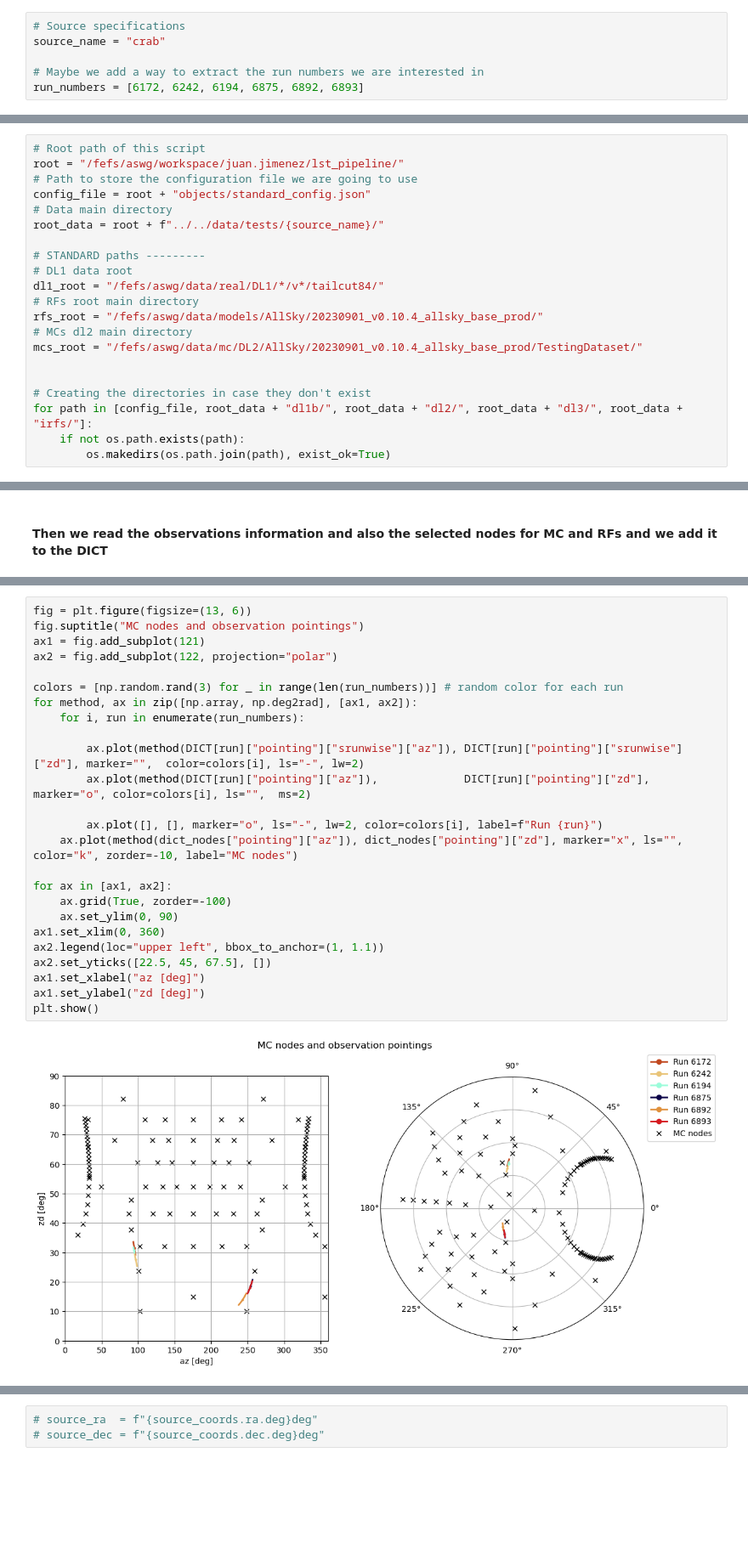
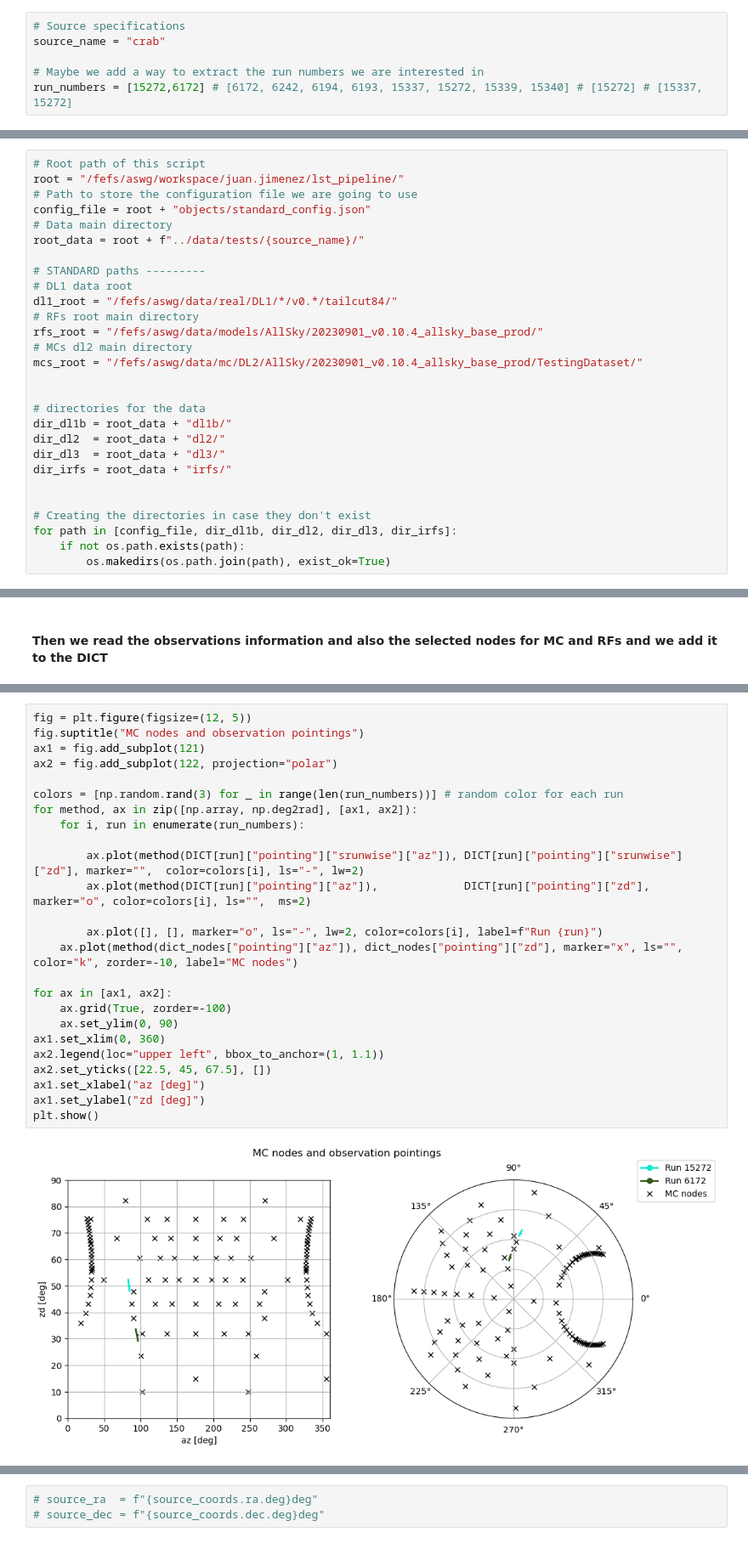
Before and after one commit to juanjq/lst_pipeline, a Jupyter notebook: main.ipynb, the cells around one changed output, grey strips where cells are left out. Shown at 85% size. Cells and saved outputs as stored; diff of their text form; blank space fills up the shorter version.

```diff
--- a/main.ipynb
+++ b/main.ipynb
@@ -36,7 +37,7 @@ from lstchain.io.config import get_standard_config
 source_name = "crab"
 
 # Maybe we add a way to extract the run numbers we are interested in
-run_numbers = [6172, 6242, 6194, 6875, 6892, 6893]
+run_numbers = [15272,6172] # [6172, 6242, 6194, 6193, 15337, 15272, 15339, 15340] # [15272] # [15337, 15272]
 # %% [markdown]
 # Paths to data and results
 # %%
@@ -45,19 +46,26 @@ root = "/fefs/aswg/workspace/juan.jimenez/lst_pipeline/"
 # Path to store the configuration file we are going to use
 config_file = root + "objects/standard_config.json"
 # Data main directory
-root_data = root + f"../../data/tests/{source_name}/"
+root_data = root + f"../data/tests/{source_name}/"
 
 # STANDARD paths ---------
 # DL1 data root
-dl1_root = "/fefs/aswg/data/real/DL1/*/v*/tailcut84/"
+dl1_root = "/fefs/aswg/data/real/DL1/*/v0.*/tailcut84/"
 # RFs root main directory
 rfs_root = "/fefs/aswg/data/models/AllSky/20230901_v0.10.4_allsky_base_prod/"
 # MCs dl2 main directory
 mcs_root = "/fefs/aswg/data/mc/DL2/AllSky/20230901_v0.10.4_allsky_base_prod/TestingDataset/"
 
 
+# directories for the data
+dir_dl1b = root_data + "dl1b/"
+dir_dl2  = root_data + "dl2/"
+dir_dl3  = root_data + "dl3/"
+dir_irfs = root_data + "irfs/"
+
+
 # Creating the directories in case they don't exist
-for path in [config_file, root_data + "dl1b/", root_data + "dl2/", root_data + "dl3/", root_data + "irfs/"]:
+for path in [config_file, dir_dl1b, dir_dl2, dir_dl3, dir_irfs]:
     if not os.path.exists(path):
         os.makedirs(os.path.join(path), exist_ok=True)
 # %% [markdown]
@@ -142,27 +150,27 @@ Wall time: 882 ms
 # %%
-fig = plt.figure(figsize=(13, 6))
+fig = plt.figure(figsize=(12, 5))
 fig.suptitle("MC nodes and observation pointings")
 ax1 = fig.add_subplot(121)
 ax2 = fig.add_subplot(122, projection="polar")
 
 colors = [np.random.rand(3) for _ in range(len(run_numbers))] # random color for each run
 for method, ax in zip([np.array, np.deg2rad], [ax1, ax2]):
     for i, run in enumerate(run_numbers):
 
         ax.plot(method(DICT[run]["pointing"]["srunwise"]["az"]), DICT[run]["pointing"]["srunwise"]["zd"], marker="",  color=colors[i], ls="-", lw=2)
         ax.plot(method(DICT[run]["pointing"]["az"]),             DICT[run]["pointing"]["zd"],             marker="o", color=colors[i], ls="",  ms=2)
 
         ax.plot([], [], marker="o", ls="-", lw=2, color=colors[i], label=f"Run {run}")
     ax.plot(method(dict_nodes["pointing"]["az"]), dict_nodes["pointing"]["zd"], marker="x", ls="", color="k", zorder=-10, label="MC nodes")
 
 for ax in [ax1, ax2]:
     ax.grid(True, zorder=-100)
     ax.set_ylim(0, 90)
 ax1.set_xlim(0, 360)
 ax2.legend(loc="upper left", bbox_to_anchor=(1, 1.1))
 ax2.set_yticks([22.5, 45, 67.5], [])
 ax1.set_xlabel("az [deg]")
 ax1.set_ylabel("zd [deg]")
 plt.show()
 # %% [output]
-[figure, old version]
+[figure, new version]
```
Also changed, not shown: parts of 12 cells of this notebook, 1 other file.
